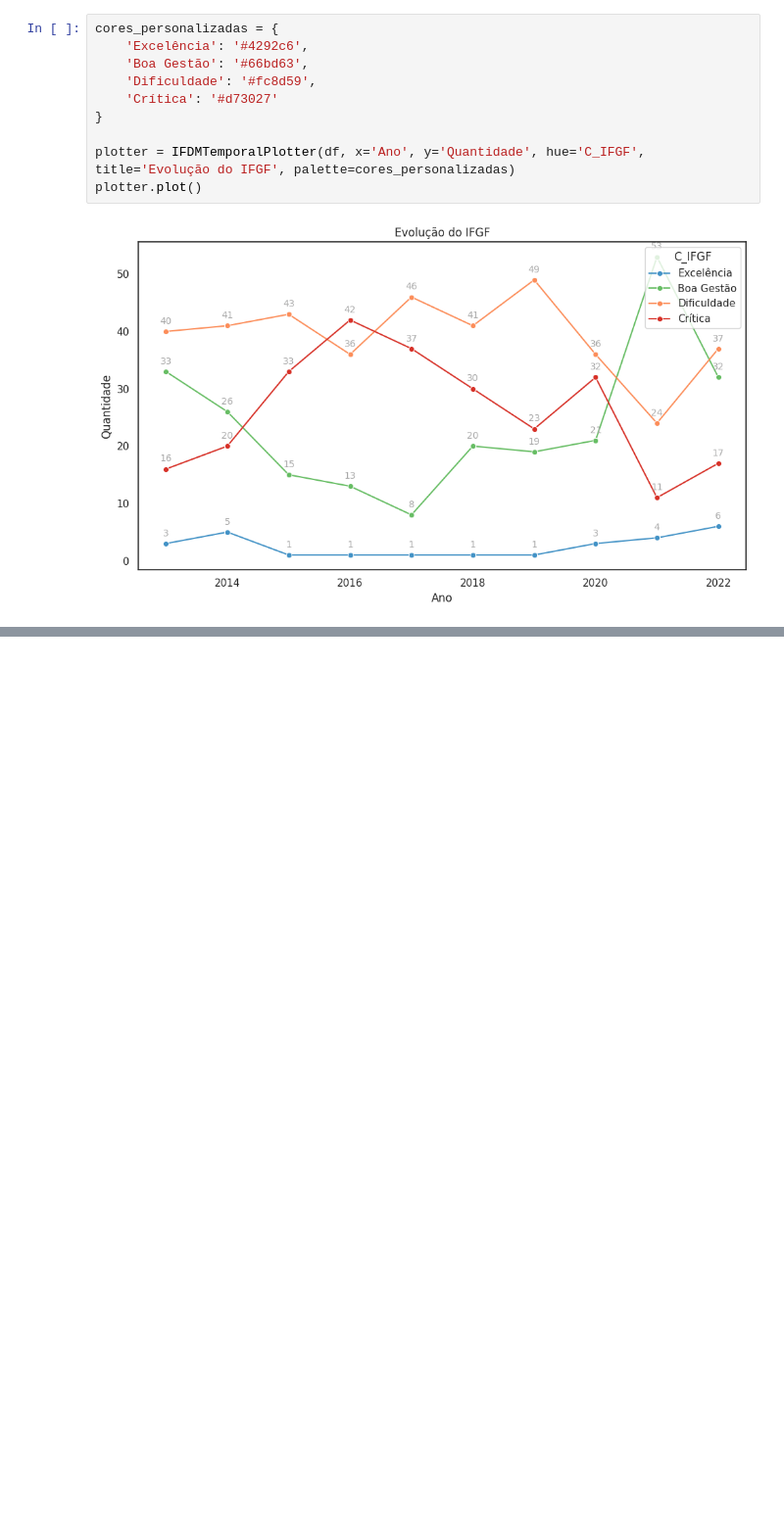
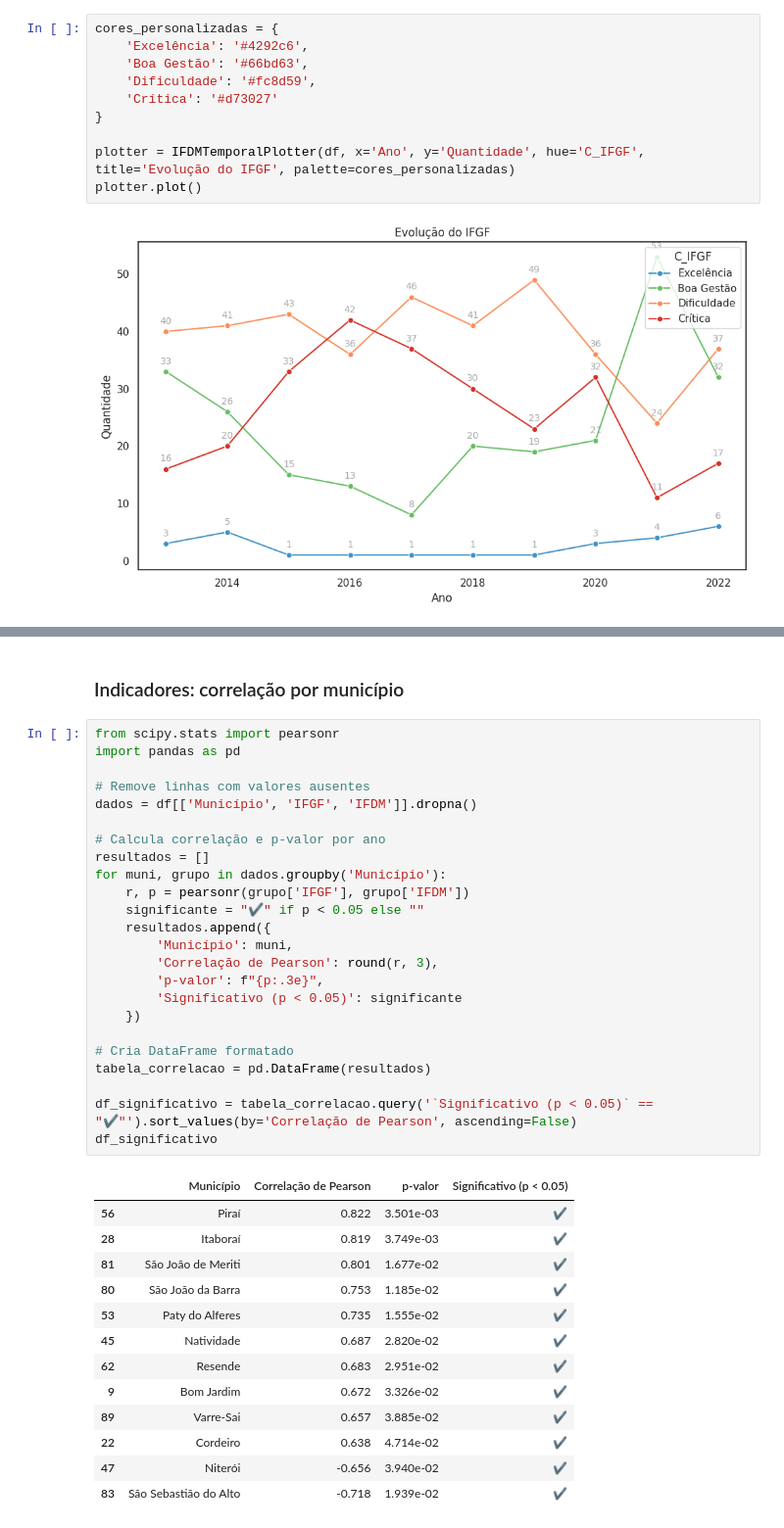
Before and after one commit to silva-fabiofreitas/EDA, a Jupyter notebook: desenvolvimento/data_analysis.ipynb, the cells around one changed output, grey strips where cells are left out. Shown: that part at 98% size. Saved outputs shown, nothing was run; the diff lists cells and outputs as text; blank space fills up the shorter version.

```diff
--- a/desenvolvimento/data_analysis.ipynb
+++ b/desenvolvimento/data_analysis.ipynb
@@ -106,0 +176,40 @@ plot_heatmap_ifdm_vs_ifgf(df)
+# %% [markdown]
+### Indicadores: correlação por município
+# %%
+from scipy.stats import pearsonr
+import pandas as pd
+
+# Remove linhas com valores ausentes
+dados = df[['Município', 'IFGF', 'IFDM']].dropna()
+
+# Calcula correlação e p-valor por ano
+resultados = []
+for muni, grupo in dados.groupby('Município'):
+    r, p = pearsonr(grupo['IFGF'], grupo['IFDM'])
+    significante = "✔️" if p < 0.05 else ""
+    resultados.append({
+        'Município': muni,
+        'Correlação de Pearson': round(r, 3),
+        'p-valor': f"{p:.3e}",
+        'Significativo (p < 0.05)': significante
+    })
+
+# Cria DataFrame formatado
+tabela_correlacao = pd.DataFrame(resultados)
+
+df_significativo = tabela_correlacao.query('`Significativo (p < 0.05)` == "✔️"').sort_values(by='Correlação de Pearson', ascending=False)
+df_significativo
+# %% [output]
+|  | Município | Correlação de Pearson | p-valor | Significativo (p < 0.05) |
+| 56 | Piraí | 0.822 | 3.501e-03 | ✔️ |
+| 28 | Itaboraí | 0.819 | 3.749e-03 | ✔️ |
+| 81 | São João de Meriti | 0.801 | 1.677e-02 | ✔️ |
+| 80 | São João da Barra | 0.753 | 1.185e-02 | ✔️ |
+| 53 | Paty do Alferes | 0.735 | 1.555e-02 | ✔️ |
+| 45 | Natividade | 0.687 | 2.820e-02 | ✔️ |
+| 62 | Resende | 0.683 | 2.951e-02 | ✔️ |
+| 9 | Bom Jardim | 0.672 | 3.326e-02 | ✔️ |
+| 89 | Varre-Sai | 0.657 | 3.885e-02 | ✔️ |
+| 22 | Cordeiro | 0.638 | 4.714e-02 | ✔️ |
+| 47 | Niterói | -0.656 | 3.940e-02 | ✔️ |
+| 83 | São Sebastião do Alto | -0.718 | 1.939e-02 | ✔️ |
```
Also changed, not shown: parts of 19 cells of this notebook, 4 other files.
